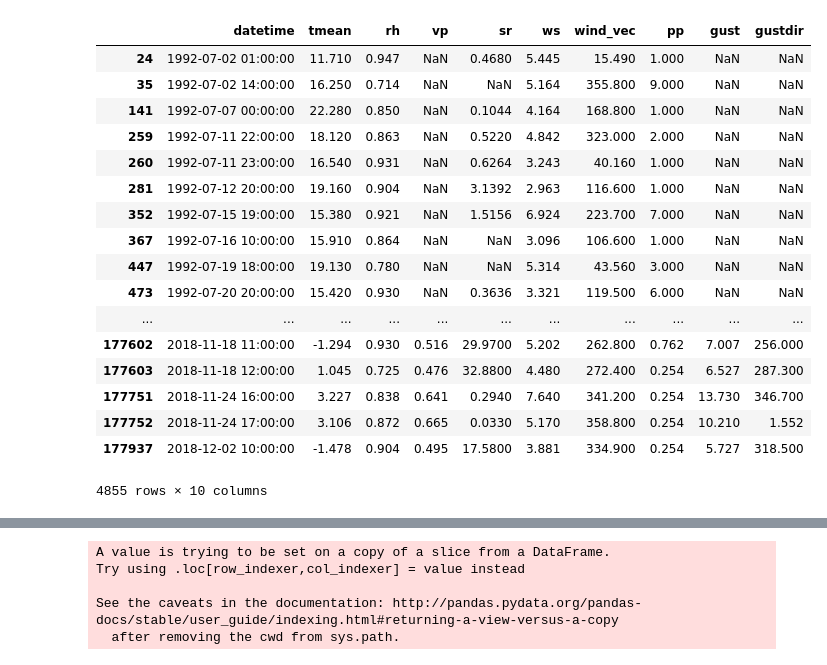
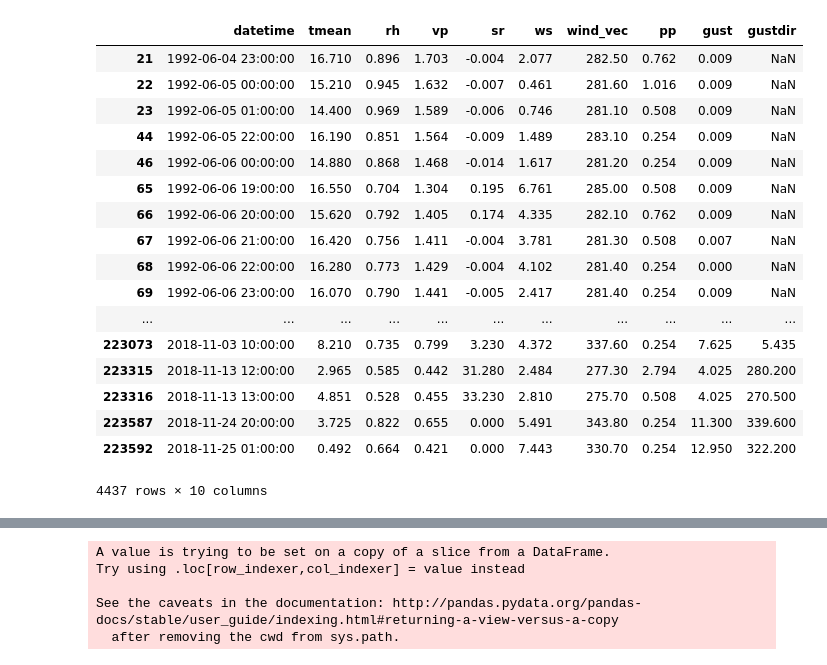
Before and after one commit to awvCCC/CoAgMET_QAQC, a Jupyter notebook: ppvar_isolation_hourly.ipynb, the cells around one changed output, grey strips where cells are left out. Cells and saved outputs as stored; diff of their text form; code cells hidden in the pictures.

```diff
--- a/ppvar_isolation_hourly.ipynb
+++ b/ppvar_isolation_hourly.ipynb
@@ -17,12 +19,13 @@ f = open(coag_csv,'w+')
 # %%
 urllib.request.urlretrieve(
-    'http://coagmet.colostate.edu/cgi-bin/web_services.pl?type=hourly&sids=akr02&sdate=1992-07-01' +
+    'http://coagmet.colostate.edu/cgi-bin/web_services.pl?type=hourly&sids=rfd01&sdate=1992-06-04' +
     '&edate=2018-12-31&elems=tmean,rh,vp,sr,ws,wind_vec,pp,gust,gustdir', filename=coag_csv)
-df = pd.read_csv(coag_csv)
-df = df.reset_index()
+coag_df = pd.read_csv(coag_csv)
+coag_df = coag_df.reset_index()
 # %%
-df.columns = ['station','datetime','tmean','rh','vp','sr','ws','wind_vec','pp','gust','gustdir']
-df.drop(df.tail(1).index, inplace=True)
-df = df.drop(df.columns[0],axis=1)
-df['datetime'] = pd.to_datetime(df.datetime, errors='coerce')
+coag_df.columns = ['station','datetime','tmean','rh','vp','sr','ws','wind_vec','pp','gust','gustdir']
+coag_df.drop(coag_df.tail(1).index, inplace=True)
+coag_df = coag_df.drop(coag_df.columns[0],axis=1)
+coag_df['datetime'] = pd.to_datetime(coag_df.datetime, errors='coerce')
+#coag_df['j_day'] = coag_df.datetime.dt.strftime('%j').astype(int)
 # %%
@@ -56,24 +61,24 @@ pp_daily_sum
 # %%
-is_raining = df['pp'] > 0
-df_raining = df[is_raining]
-df_raining
+is_raining = coag_df['pp'] > 0
+coag_df_raining = coag_df[is_raining]
+coag_df_raining
 # %% [output]
 |  | datetime | tmean | rh | vp | sr | ws | wind_vec | pp | gust | gustdir |
-| 24 | 1992-07-02 01:00:00 | 11.710 | 0.947 | NaN | 0.4680 | 5.445 | 15.490 | 1.000 | NaN | NaN |
-| 35 | 1992-07-02 14:00:00 | 16.250 | 0.714 | NaN | NaN | 5.164 | 355.800 | 9.000 | NaN | NaN |
-| 141 | 1992-07-07 00:00:00 | 22.280 | 0.850 | NaN | 0.1044 | 4.164 | 168.800 | 1.000 | NaN | NaN |
-| 259 | 1992-07-11 22:00:00 | 18.120 | 0.863 | NaN | 0.5220 | 4.842 | 323.000 | 2.000 | NaN | NaN |
-| 260 | 1992-07-11 23:00:00 | 16.540 | 0.931 | NaN | 0.6264 | 3.243 | 40.160 | 1.000 | NaN | NaN |
-| 281 | 1992-07-12 20:00:00 | 19.160 | 0.904 | NaN | 3.1392 | 2.963 | 116.600 | 1.000 | NaN | NaN |
-| 352 | 1992-07-15 19:00:00 | 15.380 | 0.921 | NaN | 1.5156 | 6.924 | 223.700 | 7.000 | NaN | NaN |
-| 367 | 1992-07-16 10:00:00 | 15.910 | 0.864 | NaN | NaN | 3.096 | 106.600 | 1.000 | NaN | NaN |
-| 447 | 1992-07-19 18:00:00 | 19.130 | 0.780 | NaN | NaN | 5.314 | 43.560 | 3.000 | NaN | NaN |
-| 473 | 1992-07-20 20:00:00 | 15.420 | 0.930 | NaN | 0.3636 | 3.321 | 119.500 | 6.000 | NaN | NaN |
+| 21 | 1992-06-04 23:00:00 | 16.710 | 0.896 | 1.703 | -0.004 | 2.077 | 282.50 | 0.762 | 0.009 | NaN |
+| 22 | 1992-06-05 00:00:00 | 15.210 | 0.945 | 1.632 | -0.007 | 0.461 | 281.60 | 1.016 | 0.009 | NaN |
+| 23 | 1992-06-05 01:00:00 | 14.400 | 0.969 | 1.589 | -0.006 | 0.746 | 281.10 | 0.508 | 0.009 | NaN |
+| 44 | 1992-06-05 22:00:00 | 16.190 | 0.851 | 1.564 | -0.009 | 1.489 | 283.10 | 0.254 | 0.009 | NaN |
+| 46 | 1992-06-06 00:00:00 | 14.880 | 0.868 | 1.468 | -0.014 | 1.617 | 281.20 | 0.254 | 0.009 | NaN |
+| 65 | 1992-06-06 19:00:00 | 16.550 | 0.704 | 1.304 | 0.195 | 6.761 | 285.00 | 0.508 | 0.009 | NaN |
+| 66 | 1992-06-06 20:00:00 | 15.620 | 0.792 | 1.405 | 0.174 | 4.335 | 282.10 | 0.762 | 0.009 | NaN |
+| 67 | 1992-06-06 21:00:00 | 16.420 | 0.756 | 1.411 | -0.004 | 3.781 | 281.30 | 0.508 | 0.007 | NaN |
+| 68 | 1992-06-06 22:00:00 | 16.280 | 0.773 | 1.429 | -0.004 | 4.102 | 281.40 | 0.254 | 0.000 | NaN |
+| 69 | 1992-06-06 23:00:00 | 16.070 | 0.790 | 1.441 | -0.005 | 2.417 | 281.40 | 0.254 | 0.009 | NaN |
 | ... | ... | ... | ... | ... | ... | ... | ... | ... | ... | ... |
-| 177602 | 2018-11-18 11:00:00 | -1.294 | 0.930 | 0.516 | 29.9700 | 5.202 | 262.800 | 0.762 | 7.007 | 256.000 |
-| 177603 | 2018-11-18 12:00:00 | 1.045 | 0.725 | 0.476 | 32.8800 | 4.480 | 272.400 | 0.254 | 6.527 | 287.300 |
-| 177751 | 2018-11-24 16:00:00 | 3.227 | 0.838 | 0.641 | 0.2940 | 7.640 | 341.200 | 0.254 | 13.730 | 346.700 |
-| 177752 | 2018-11-24 17:00:00 | 3.106 | 0.872 | 0.665 | 0.0330 | 5.170 | 358.800 | 0.254 | 10.210 | 1.552 |
-| 177937 | 2018-12-02 10:00:00 | -1.478 | 0.904 | 0.495 | 17.5800 | 3.881 | 334.900 | 0.254 | 5.727 | 318.500 |
+| 223073 | 2018-11-03 10:00:00 | 8.210 | 0.735 | 0.799 | 3.230 | 4.372 | 337.60 | 0.254 | 7.625 | 5.435 |
+| 223315 | 2018-11-13 12:00:00 | 2.965 | 0.585 | 0.442 | 31.280 | 2.484 | 277.30 | 2.794 | 4.025 | 280.200 |
+| 223316 | 2018-11-13 13:00:00 | 4.851 | 0.528 | 0.455 | 33.230 | 2.810 | 275.70 | 0.508 | 4.025 | 270.500 |
+| 223587 | 2018-11-24 20:00:00 | 3.725 | 0.822 | 0.655 | 0.000 | 5.491 | 343.80 | 0.254 | 11.300 | 339.600 |
+| 223592 | 2018-11-25 01:00:00 | 0.492 | 0.664 | 0.421 | 0.000 | 7.443 | 330.70 | 0.254 | 12.950 | 322.200 |
-4855 rows × 10 columns
+4437 rows × 10 columns
 # %%
```
Also changed, not shown: parts of 14 cells of this notebook.
